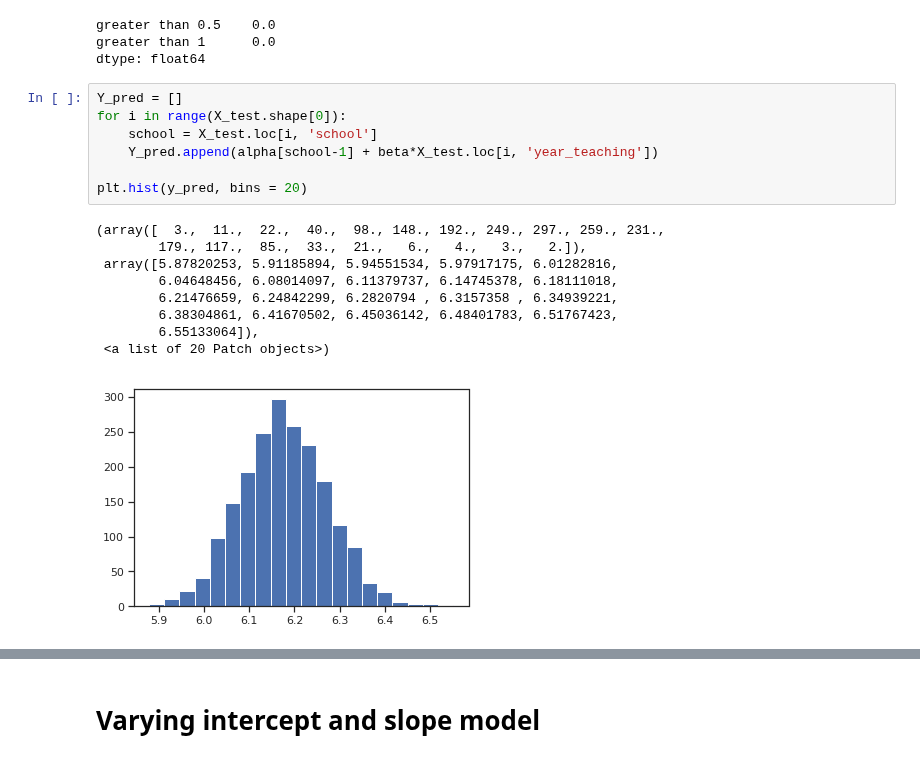
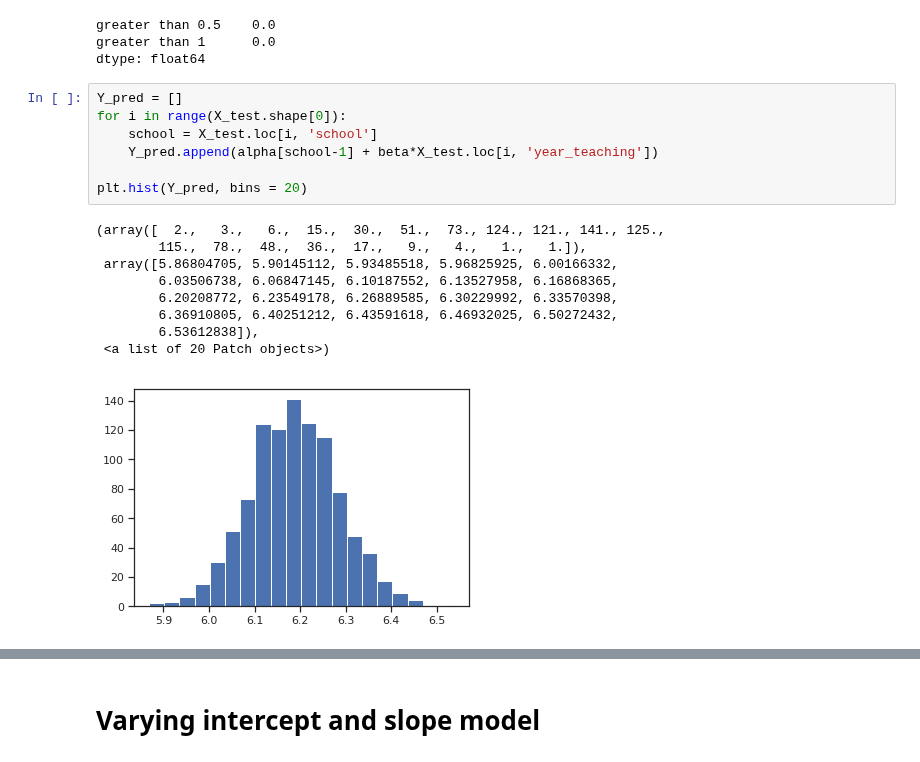
Before and after one commit to cthai721/bda-project, a Jupyter notebook: Effects on Learning of teaching experience.ipynb, the cells around one changed output, grey strips where cells are left out. Saved outputs shown, nothing was run; the diff lists cells and outputs as text.

```diff
--- a/Effects on Learning of teaching experience.ipynb
+++ b/Effects on Learning of teaching experience.ipynb
@@ -578,17 +574,17 @@ dtype: float64
 # %%
 Y_pred = []
 for i in range(X_test.shape[0]):
     school = X_test.loc[i, 'school']
     Y_pred.append(alpha[school-1] + beta*X_test.loc[i, 'year_teaching'])
 
-plt.hist(y_pred, bins = 20)
+plt.hist(Y_pred, bins = 20)
 # %% [output]
-(array([  3.,  11.,  22.,  40.,  98., 148., 192., 249., 297., 259., 231.,
-        179., 117.,  85.,  33.,  21.,   6.,   4.,   3.,   2.]),
- array([5.87820253, 5.91185894, 5.94551534, 5.97917175, 6.01282816,
-        6.04648456, 6.08014097, 6.11379737, 6.14745378, 6.18111018,
-        6.21476659, 6.24842299, 6.2820794 , 6.3157358 , 6.34939221,
-        6.38304861, 6.41670502, 6.45036142, 6.48401783, 6.51767423,
-        6.55133064]),
+(array([  2.,   3.,   6.,  15.,  30.,  51.,  73., 124., 121., 141., 125.,
+        115.,  78.,  48.,  36.,  17.,   9.,   4.,   1.,   1.]),
+ array([5.86804705, 5.90145112, 5.93485518, 5.96825925, 6.00166332,
+        6.03506738, 6.06847145, 6.10187552, 6.13527958, 6.16868365,
+        6.20208772, 6.23549178, 6.26889585, 6.30229992, 6.33570398,
+        6.36910805, 6.40251212, 6.43591618, 6.46932025, 6.50272432,
+        6.53612838]),
  <a list of 20 Patch objects>)
-[figure, old version]
+[figure, new version]
```
Also changed, not shown: parts of 32 cells of this notebook, 13 other files.
